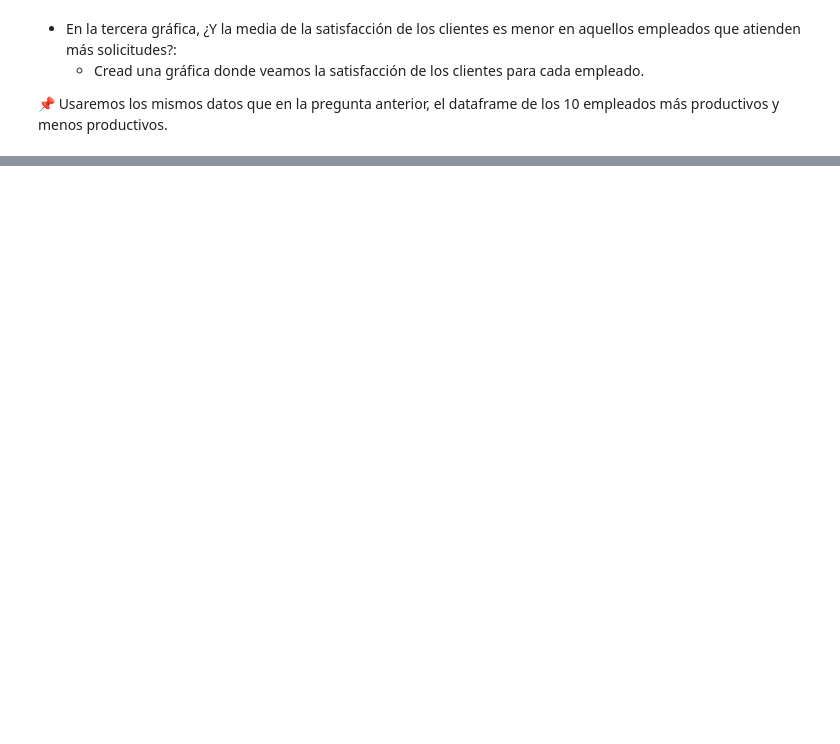
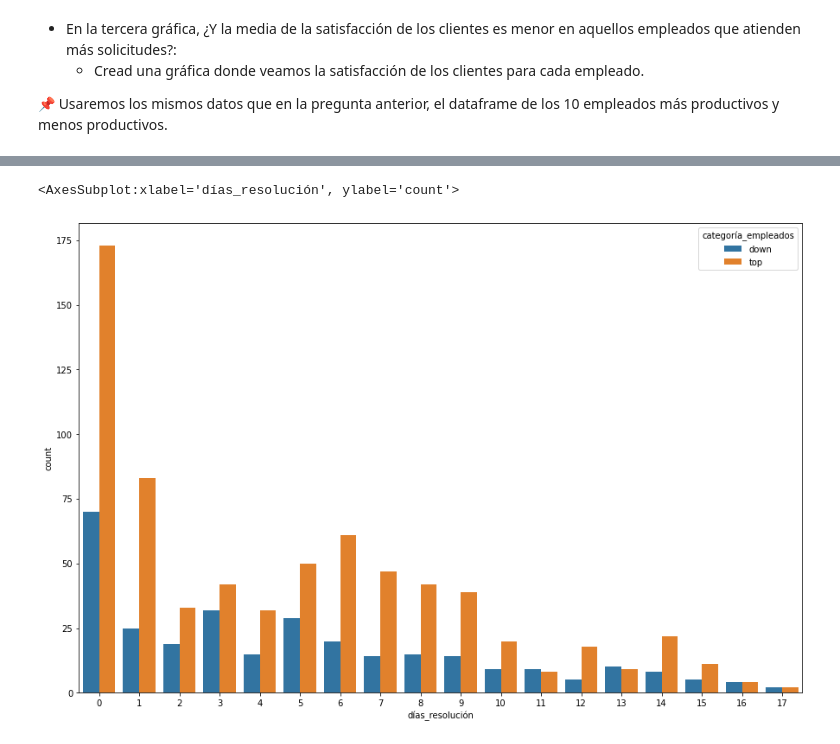
Before and after one commit to Adalab/promo_d_da_modulo2_sprint2_Cristina-Paloma, a Jupyter notebook: EDA/EDA-3.ipynb, the cells around one changed output, grey strips where cells are left out. Cells and saved outputs as stored; diff of their text form; code cells hidden in the pictures; blank space fills up the shorter version.

```diff
--- a/EDA/EDA-3.ipynb
+++ b/EDA/EDA-3.ipynb
@@ -165,3 +165,5 @@ plt.show();
 employees_more = (df_emloyees.head(10))
 
 employees_less = df_emloyees.tail(10)
+# %%
+top = list(employees_more['id_empleado'].unique())
@@ -207,0 +312,5 @@ sns.countplot(x = 'id_empleado', hue = 'satisfacción', data = employees_final)
+# %%
+sns.countplot(x = 'días_resolución',  hue = 'categoría_empleados', data = employees_final)
+# %% [output]
+<AxesSubplot:xlabel='días_resolución', ylabel='count'>
+[figure, added]
```
Also changed, not shown: parts of 23 cells of this notebook, 3 other files.
